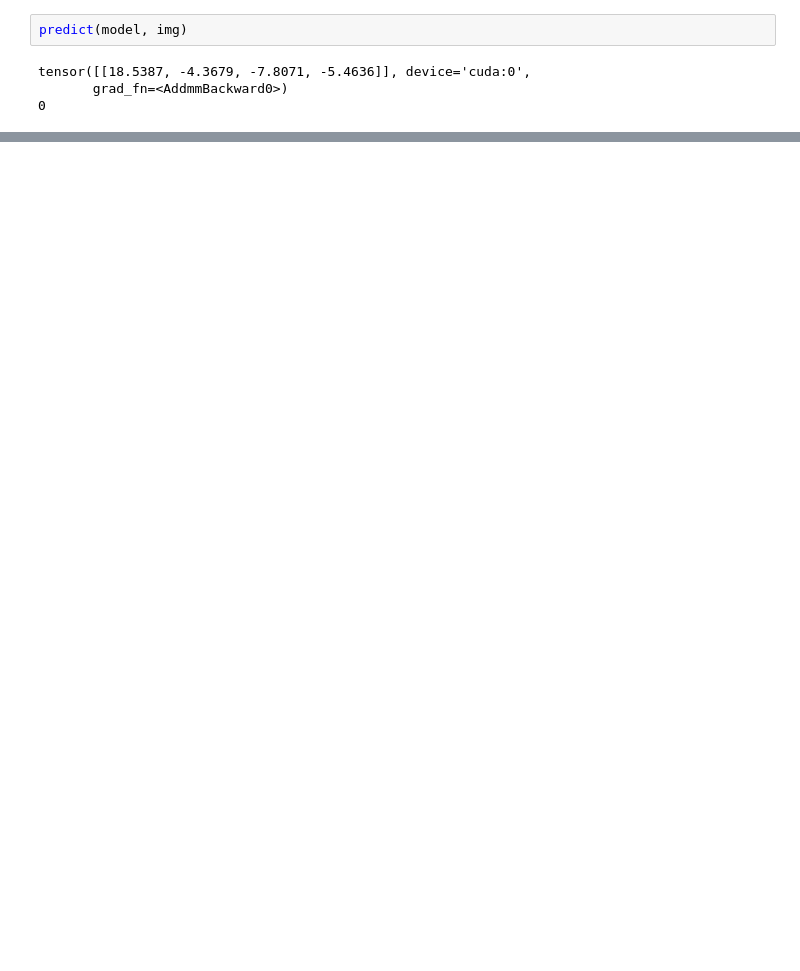
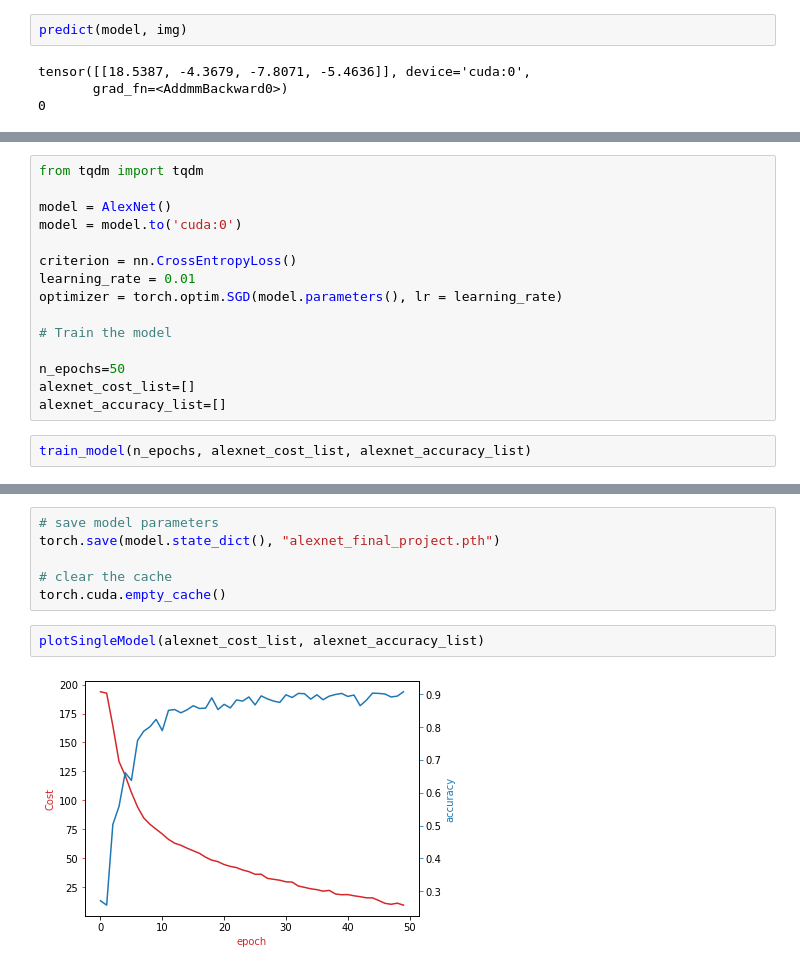
Before and after one commit to Chu4nQ1n/CSC8099-ML-For-Medical-Diagnosis, a Jupyter notebook: Final Project.ipynb, the cells around one changed output, grey strips where cells are left out. Saved outputs shown, nothing was run; the diff lists cells and outputs as text; blank space fills up the shorter version.

```diff
--- a/Final Project.ipynb
+++ b/Final Project.ipynb
@@ -589,0 +721,17 @@ tensor([[18.5387, -4.3679, -7.8071, -5.4636]], device='cuda:0',
+# %%
+from tqdm import tqdm
+
+model = AlexNet()
+model = model.to('cuda:0')
+
+criterion = nn.CrossEntropyLoss()
+learning_rate = 0.01
+optimizer = torch.optim.SGD(model.parameters(), lr = learning_rate)
+
+# Train the model
+
+n_epochs=50
+alexnet_cost_list=[]
+alexnet_accuracy_list=[]
+# %%
+train_model(n_epochs, alexnet_cost_list, alexnet_accuracy_list)
@@ -589,0 +752,10 @@ tensor([[18.5387, -4.3679, -7.8071, -5.4636]], device='cuda:0',
+# %%
+# save model parameters
+torch.save(model.state_dict(), "alexnet_final_project.pth")
+
+# clear the cache
+torch.cuda.empty_cache()
+# %%
+plotSingleModel(alexnet_cost_list, alexnet_accuracy_list)
+# %% [output]
+[figure, added]
```
Also changed, not shown: parts of 43 cells of this notebook, 10 other files.
